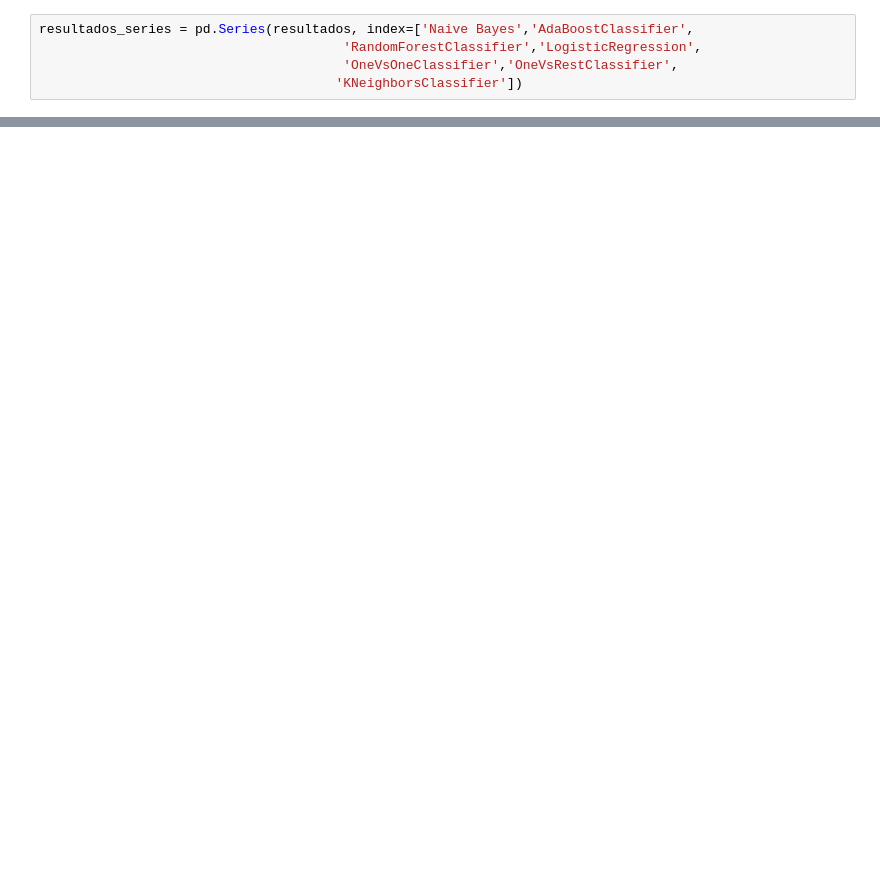
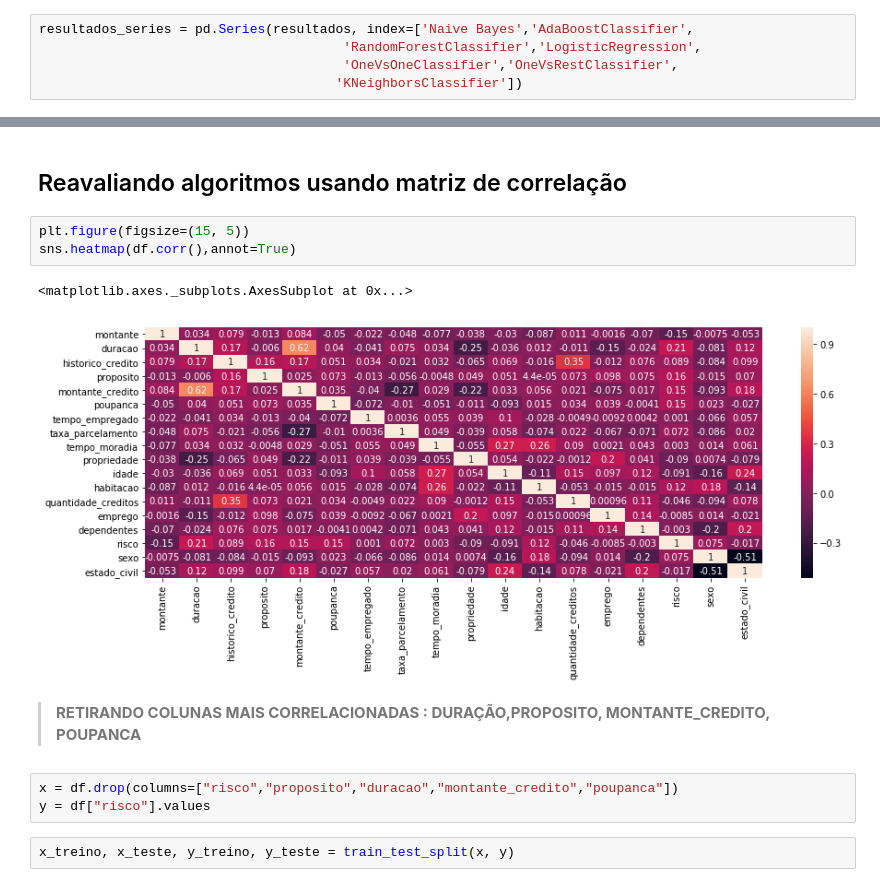
Before and after one commit to Marlysson/Learn-DS-Machine-Learning, a Jupyter notebook: Credit-Analysis/Análise de Crédito Alemão - UCI Machine Learning Datasets[PT-BR].ipynb, the cells around one changed output, grey strips where cells are left out. Saved outputs shown, nothing was run; the diff lists cells and outputs as text; blank space fills up the shorter version.

Commit message:
Adicionado última versão do notebook usando matriz de correlação

```diff
--- a/Credit-Analysis/Análise de Crédito Alemão - UCI Machine Learning Datasets[PT-BR].ipynb
+++ b/Credit-Analysis/Análise de Crédito Alemão - UCI Machine Learning Datasets[PT-BR].ipynb
@@ -546,0 +563,15 @@ resultados_series.plot(kind="bar")
+# %% [markdown]
+## Reavaliando algoritmos usando matriz de correlação
+# %%
+plt.figure(figsize=(15, 5))
+sns.heatmap(df.corr(),annot=True)
+# %% [output]
+<matplotlib.axes._subplots.AxesSubplot at 0x...>
+[figure, added]
+# %% [markdown]
+> **RETIRANDO COLUNAS MAIS CORRELACIONADAS : DURAÇÃO,PROPOSITO, MONTANTE_CREDITO, POUPANCA**
+# %%
+x = df.drop(columns=["risco","proposito","duracao","montante_credito","poupanca"])
+y = df["risco"].values
+# %%
+x_treino, x_teste, y_treino, y_teste = train_test_split(x, y)
```
Also changed, not shown: parts of 19 cells of this notebook.
